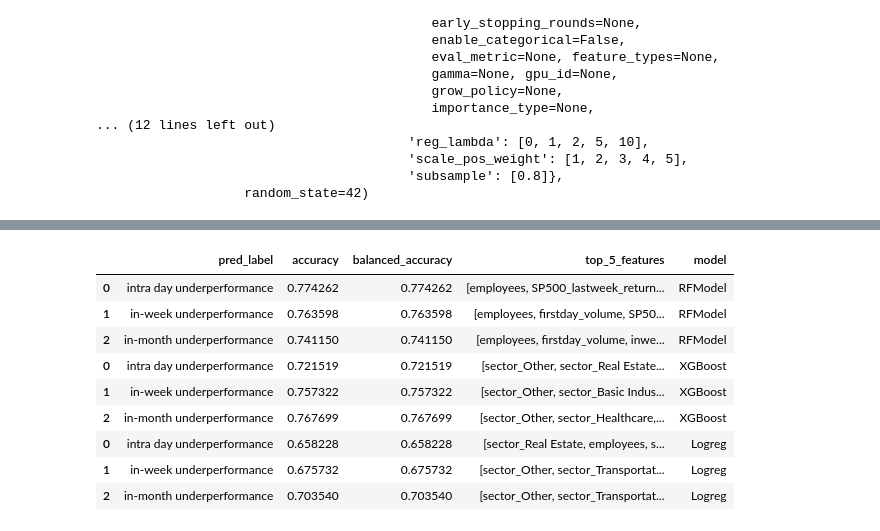
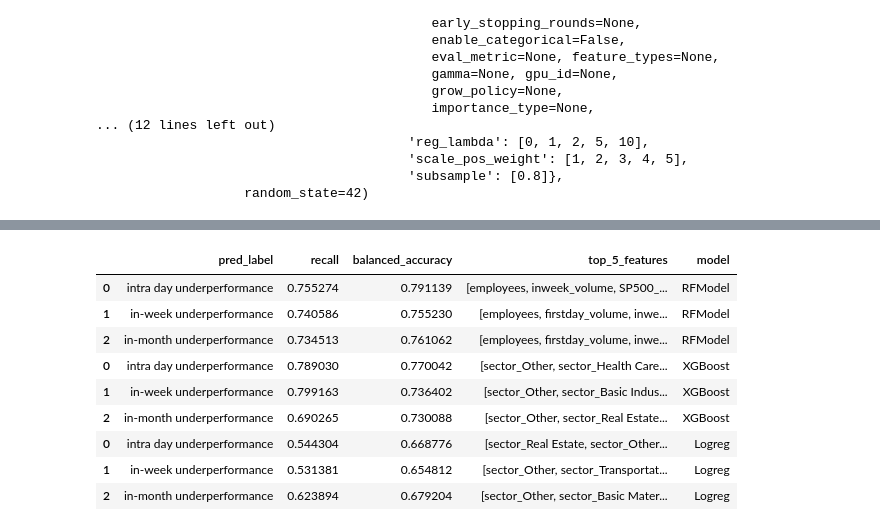
Before and after one commit to michael-fuest/DSiF-IPOs, a Jupyter notebook: MachineLearningInteractive.ipynb, the cells around one changed output, grey strips where cells are left out. Drawn from its saved outputs; the diff is of its cells as text; code cells hidden in the pictures.

```diff
--- a/MachineLearningInteractive.ipynb
+++ b/MachineLearningInteractive.ipynb
@@ -32,15 +32,8 @@ df
 categorical_cols = ['sector', 'IPO_weekday']
 df = pd.get_dummies(df, columns = categorical_cols)
 
-#Splitting into validity and training/test data
-df_valid = df.loc[df.intra_day_up == 0].iloc[:25]
-df_valid = pd.concat([df_valid, df.loc[(~df.Symbol.isin(df_valid.Symbol)) & (df.intra_day_up == 1)].copy()], axis = 0)
-
-df = df.loc[~df.Symbol.isin(df_valid)].copy()
-
 #Dropping Symbol, Name and Index columns
 df.drop(columns=['Symbol', 'Name', 'index'], inplace=True, axis = 1)
-df_valid.drop(columns=['Symbol', 'Name', 'index'], inplace=True, axis = 1)
 # %%
 #Normalizing numerical variables for ML modeling
 from sklearn.preprocessing import MinMaxScaler
@@ -57,17 +48,8 @@ from sklearn.model_selection import train_test_split
 from imblearn.over_sampling import SMOTE
 from sklearn import metrics
 
-#Building completely unseen validity set
-df_valid = df_norm.sample(100)
-X_dv = df_valid.drop(columns= ['intra_day_up', 'intra_week_up', 'intra_month_up', 'firstday_volume', 'inweek_volume'])
-X_wv = df_valid.drop(columns= ['intra_day_up', 'intra_week_up', 'intra_month_up', 'inweek_volume'])
-X_mv = df_valid.drop(columns= ['intra_day_up', 'intra_week_up', 'intra_month_up'])
-y_dv = np.array(df_valid.intra_day_up)
-y_wv = np.array(df_valid.intra_week_up)
-y_mv = np.array(df_valid.intra_month_up)
-
-X_d = df_norm.drop(columns= ['intra_day_up', 'intra_week_up', 'intra_month_up', 'firstday_volume', 'inweek_volume'])
-X_w = df_norm.drop(columns= ['intra_day_up', 'intra_week_up', 'intra_month_up', 'inweek_volume'])
+X_d = df_norm.drop(columns= ['intra_day_up', 'intra_week_up', 'intra_month_up'])
+X_w = df_norm.drop(columns= ['intra_day_up', 'intra_week_up', 'intra_month_up'])
 X_m = df_norm.drop(columns= ['intra_day_up', 'intra_week_up', 'intra_month_up'])
 y_d = np.array(df_norm.intra_day_up)
 y_w = np.array(df_norm.intra_week_up)
@@ -362,42 +356,44 @@ log_m_importance = pd.Series(abs(logreg_m.coef_[0]), index = X_m.columns)
 # %%
 #Result aggregation
+from sklearn.metrics import recall_score
 
 #RF results
-rf_results = pd.DataFrame({'pred_label':[], 'accuracy': [], 'balanced_accuracy': [], 'top_5_features': []})
+rf_results = pd.DataFrame({'pred_label':[], 'recall': [], 'balanced_accuracy': [], 'top_5_features': []})
 rf_results['model'] = ['RFModel']*3
-rf_results.accuracy = [accuracy_score(y_d_test, rf_predictions_d), accuracy_score(y_w_test, rf_predictions_w), accuracy_score(y_m_test, rf_predictions_m)]
+rf_results.recall = [recall_score(y_d_test, rf_predictions_d), recall_score(y_w_test, rf_predictions_w), recall_score(y_m_test, rf_predictions_m)]
 rf_results.balanced_accuracy = [balanced_accuracy_score(y_d_test, rf_predictions_d), balanced_accuracy_score(y_w_test, rf_predictions_w), balanced_accuracy_score(y_m_test, rf_predictions_m)]
-rf_results.top_5_features = [rf_d_importance.nlargest(5).index.tolist(), rf_w_importance.nlargest(5).index.tolist(), rf_m_importance.nlargest(5).index.tolist()]
+rf_results.top_5_features = [rf_d_importance.nlargest(15).index.tolist(), rf_w_importance.nlargest(15).index.tolist(), rf_m_importance.nlargest(15).index.tolist()]
 rf_results.pred_label = ['intra day underperformance', 'in-week underperformance', 'in-month underperformance']
 
 
 #XGB results
-xgb_results = pd.DataFrame({'pred_label':[], 'accuracy': [], 'balanced_accuracy': [], 'top_5_features': []})
+xgb_results = pd.DataFrame({'pred_label':[], 'recall': [], 'balanced_accuracy': [], 'top_5_features': []})
 xgb_results['model'] = ['XGBoost']*3
-xgb_results.accuracy = [accuracy_score(y_d_test, xgb_predictions_d), accuracy_score(y_w_test, xgb_predictions_w), accuracy_score(y_m_test, xgb_predictions_m)]
+xgb_results.recall = [recall_score(y_d_test, xgb_predictions_d), recall_score(y_w_test, xgb_predictions_w), recall_score(y_m_test, xgb_predictions_m)]
 xgb_results.balanced_accuracy = [balanced_accuracy_score(y_d_test, xgb_predictions_d), balanced_accuracy_score(y_w_test, xgb_predictions_w), balanced_accuracy_score(y_m_test, xgb_predictions_m)]
-xgb_results.top_5_features = [xgb_d_importance.nlargest(5).index.tolist(), xgb_w_importance.nlargest(5).index.tolist(), xgb_m_importance.nlargest(5).index.tolist()]
+xgb_results.top_5_features = [xgb_d_importance.nlargest(15).index.tolist(), xgb_w_importance.nlargest(15).index.tolist(), xgb_m_importance.nlargest(15).index.tolist()]
 xgb_results.pred_label = ['intra day underperformance', 'in-week underperformance', 'in-month underperformance']
 
 
 #Logreg results
-log_results = pd.DataFrame({'pred_label':[], 'accuracy': [], 'balanced_accuracy': [], 'top_5_features': []})
+log_results = pd.DataFrame({'pred_label':[], 'recall': [], 'balanced_accuracy': [], 'top_5_features': []})
 log_results['model'] = ['Logreg']*3
-log_results.accuracy = [accuracy_score(y_d_test, log_pred_d), accuracy_score(y_w_test, log_pred_w), accuracy_score(y_m_test, log_pred_m)]
+log_results.recall = [recall_score(y_d_test, log_pred_d), recall_score(y_w_test, log_pred_w), recall_score(y_m_test, log_pred_m)]
 log_results.balanced_accuracy = [balanced_accuracy_score(y_d_test, log_pred_d), balanced_accuracy_score(y_w_test, log_pred_w), balanced_accuracy_score(y_m_test, log_pred_m)]
-log_results.top_5_features = [log_d_importance.nlargest(5).index.tolist(), log_w_importance.nlargest(5).index.tolist(), log_m_importance.nlargest(5).index.tolist()]
+log_results.top_5_features = [log_d_importance.nlargest(15).index.tolist(), log_w_importance.nlargest(15).index.tolist(), log_m_importance.nlargest(15).index.tolist()]
 log_results.pred_label = ['intra day underperformance', 'in-week underperformance', 'in-month underperformance']
 
 
-pd.concat([rf_results, xgb_results, log_results], axis = 0)
+res = pd.concat([rf_results, xgb_results, log_results], axis = 0)
+res
 # %% [output]
-|  | pred_label | accuracy | balanced_accuracy | top_5_features | model |
-| 0 | intra day underperformance | 0.774262 | 0.774262 | [employees, SP500_lastweek_return... | RFModel |
-| 1 | in-week underperformance | 0.763598 | 0.763598 | [employees, firstday_volume, SP50... | RFModel |
-| 2 | in-month underperformance | 0.741150 | 0.741150 | [employees, firstday_volume, inwe... | RFModel |
-| 0 | intra day underperformance | 0.721519 | 0.721519 | [sector_Other, sector_Real Estate... | XGBoost |
-| 1 | in-week underperformance | 0.757322 | 0.757322 | [sector_Other, sector_Basic Indus... | XGBoost |
-| 2 | in-month underperformance | 0.767699 | 0.767699 | [sector_Other, sector_Healthcare,... | XGBoost |
-| 0 | intra day underperformance | 0.658228 | 0.658228 | [sector_Real Estate, employees, s... | Logreg |
-| 1 | in-week underperformance | 0.675732 | 0.675732 | [sector_Other, sector_Transportat... | Logreg |
-| 2 | in-month underperformance | 0.703540 | 0.703540 | [sector_Other, sector_Transportat... | Logreg |
+|  | pred_label | recall | balanced_accuracy | top_5_features | model |
+| 0 | intra day underperformance | 0.755274 | 0.791139 | [employees, inweek_volume, SP500_... | RFModel |
+| 1 | in-week underperformance | 0.740586 | 0.755230 | [employees, firstday_volume, inwe... | RFModel |
+| 2 | in-month underperformance | 0.734513 | 0.761062 | [employees, firstday_volume, inwe... | RFModel |
+| 0 | intra day underperformance | 0.789030 | 0.770042 | [sector_Other, sector_Health Care... | XGBoost |
+| 1 | in-week underperformance | 0.799163 | 0.736402 | [sector_Other, sector_Basic Indus... | XGBoost |
+| 2 | in-month underperformance | 0.690265 | 0.730088 | [sector_Other, sector_Real Estate... | XGBoost |
+| 0 | intra day underperformance | 0.544304 | 0.668776 | [sector_Real Estate, sector_Other... | Logreg |
+| 1 | in-week underperformance | 0.531381 | 0.654812 | [sector_Other, sector_Transportat... | Logreg |
+| 2 | in-month underperformance | 0.623894 | 0.679204 | [sector_Other, sector_Basic Mater... | Logreg |
```
Also changed, not shown: parts of 15 cells of this notebook, 4 other files.
